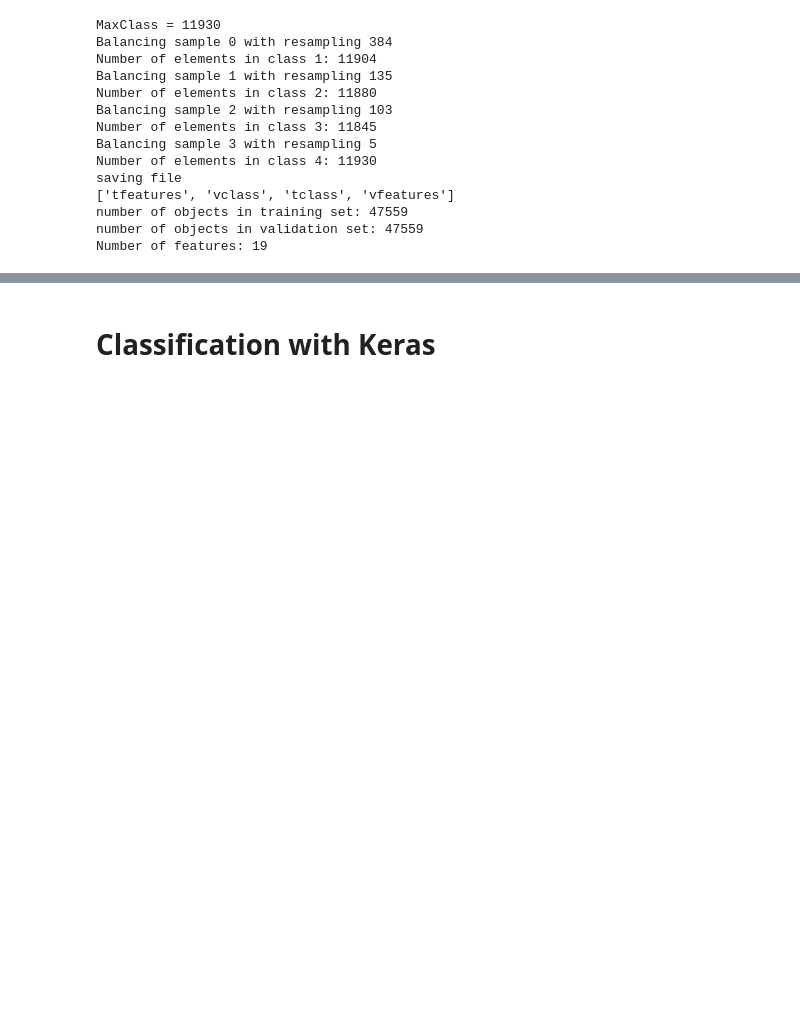
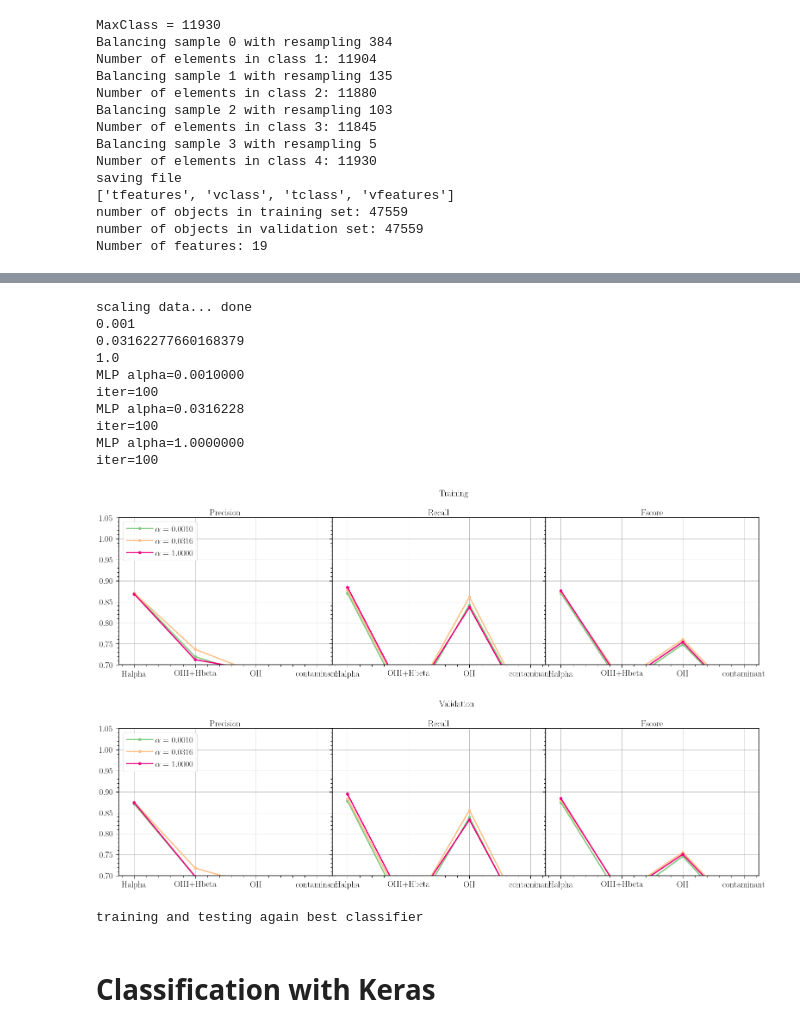
Before and after one commit to aaorsi/ELG_analysis, a Jupyter notebook: local_learn_ELGz.ipynb, the cells around one changed output, grey strips where cells are left out. Saved outputs shown, nothing was run; the diff lists cells and outputs as text; code cells hidden in the pictures; blank space fills up the shorter version.

```diff
--- a/local_learn_ELGz.ipynb
+++ b/local_learn_ELGz.ipynb
@@ -1717,6 +1719,7 @@ UseCV = False # Use Stratified-Cross-validation to optimise the use of the datas
 if UseCV:
     from sklearn.model_selection import StratifiedKFold
 
+Training_set_class_frac = 1
 if Training_set_class_frac == 1: # Do the splitting automatically instead of defined as above
     traf, valf, trac, valc = train_test_split(
     training_features, training_class, test_size=0.2, random_state=None)
@@ -1743,11 +1746,11 @@ classifiers = {}
 
 import numpy as np
 
-nalpha = 10
+nalpha = 3
 
 a_arr = np.logspace(-3,0,num=nalpha)
 niter = 1
-iter_arr = np.linspace(1000,1000,niter)
+iter_arr = np.linspace(100,100,niter)
 nff = int(nfeat)
 for aa in range(nalpha):
     for bbin in iter_arr:
@@ -1793,33 +1796,46 @@ for index in range(nalpha):
 #            ndata = len(Traindata)
 #            id_data = np.ones(ndata)
 #            for train, test in skf.split(Traindata, training_class):
 
 #        else:
 
         classifier.fit(Traindata, trac)
         y_train = classifier.predict(Traindata)
         y_test  = classifier.predict(Testdata)
 
         precision, recall, fscore, support = metrics.precision_recall_fscore_support(trac,
                                                                                      y_train, labels=ctype)
         color = mlcolors[index]
         plt.figure('performance')
         plt.rcParams['figure.figsize'] = 15, 10
 
         summary_performance_plot(index,precision, recall, fscore, color,
                                  cnum, ctype, sname,  gs, figname='Training',
                                  ylim=[0.7,1.05],xlim=[-.25,3.25])
 
         precision, recall, fscore, support = metrics.precision_recall_fscore_support(valc,
                                                                                      y_test, labels=ctype)
         color = mlcolors[iid]
         plt.figure('performance2')
         plt.rcParams['figure.figsize'] = 15, 10
 
         summary_performance_plot(index,precision, recall, fscore, color, cnum, ctype, sname,
                                  gs2, figname='Validation',
                                  ylim=[0.7,1.05],xlim=[-.25,3.25])
         iid += 1
+# %% [output]
+scaling data... done
+0.001
+0.03162277660168379
+1.0
+MLP alpha=0.0010000
+iter=100
+MLP alpha=0.0316228
+iter=100
+MLP alpha=1.0000000
+iter=100
+[figure, added]
+[figure, added]
 # %%
 # Now run the trained algorithm over the full J-PLUS set.
 filterset = 'SDSS'
@@ -1890,6 +1906,8 @@ else:
 print 'running trained classifier'
 pred = classifier.predict(fdata)
 print 'done with %d objects'% len(dcat['tile_id'])
+# %% [output]
+training and testing again best classifier
 # %%
 # Write classification
 
```
Also changed, not shown: parts of 1 cell of this notebook, 1 other file.
